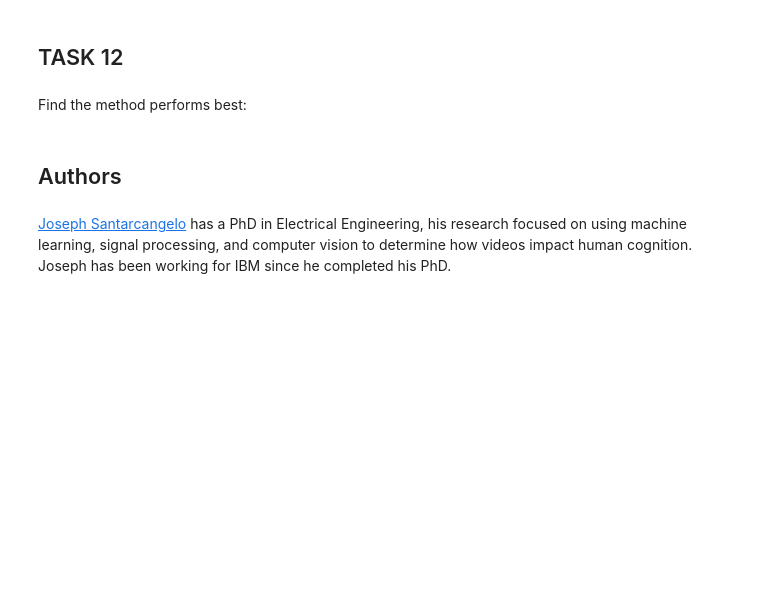
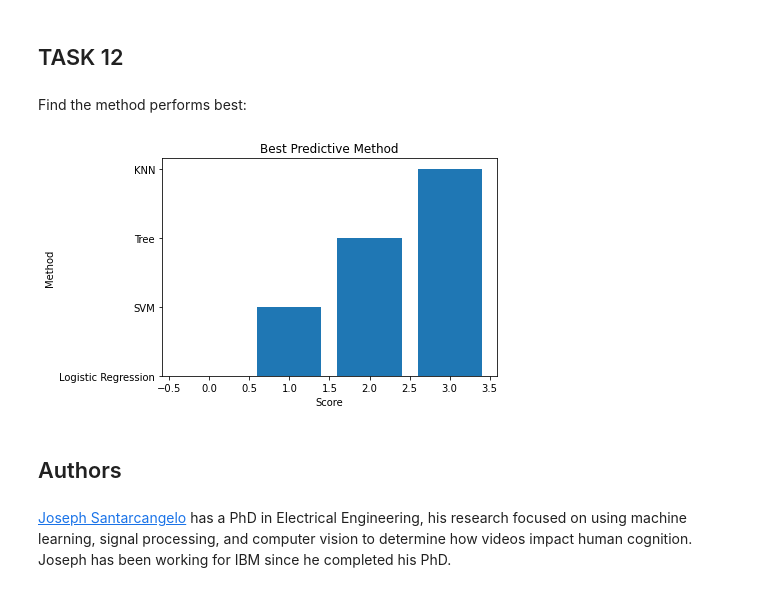
Before and after one commit to mkepperson00/Capstone, a Jupyter notebook: SpaceX_Machine Learning Prediction_Part_5.ipynb, the cells around one changed output. Drawn from its saved outputs; the diff is of its cells as text; code cells hidden in the pictures; blank space fills up the shorter version.

```diff
--- a/SpaceX_Machine Learning Prediction_Part_5.ipynb
+++ b/SpaceX_Machine Learning Prediction_Part_5.ipynb
@@ -339,6 +339,17 @@ plot_confusion_matrix(Y_test,yhat)
 ## TASK  12
 # %% [markdown]
 Find the method performs best:
+# %%
+scores = [(logreg_cv.score(X_test, Y_test)), (svm_cv.score(X_test,Y_test)), (tree_cv.score(X_test, Y_test)), (KNN_cv.score(X_test, Y_test))]
+method = ['Logistic Regression', 'SVM', 'Tree', 'KNN']
+scores_pos = [i for i, _ in enumerate(scores)]
+plt.bar(scores_pos, method)
+plt.xlabel("Score")
+plt.ylabel("Method")
+plt.title("Best Predictive Method")
+plt.show()
+# %% [output]
+[figure, added]
 # %% [markdown]
 ## Authors
 # %% [markdown]
```
Also changed, not shown: parts of 2 cells of this notebook.
